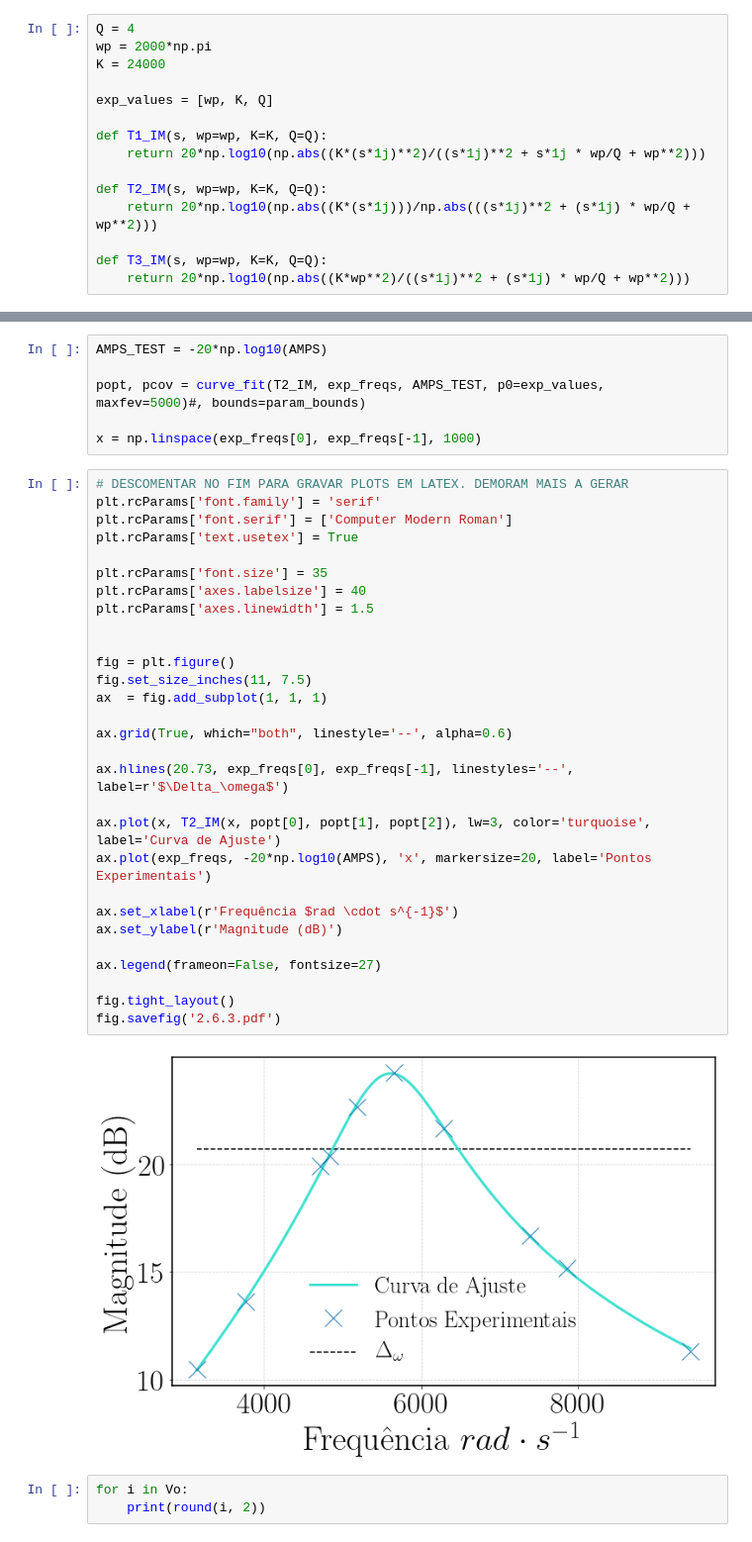
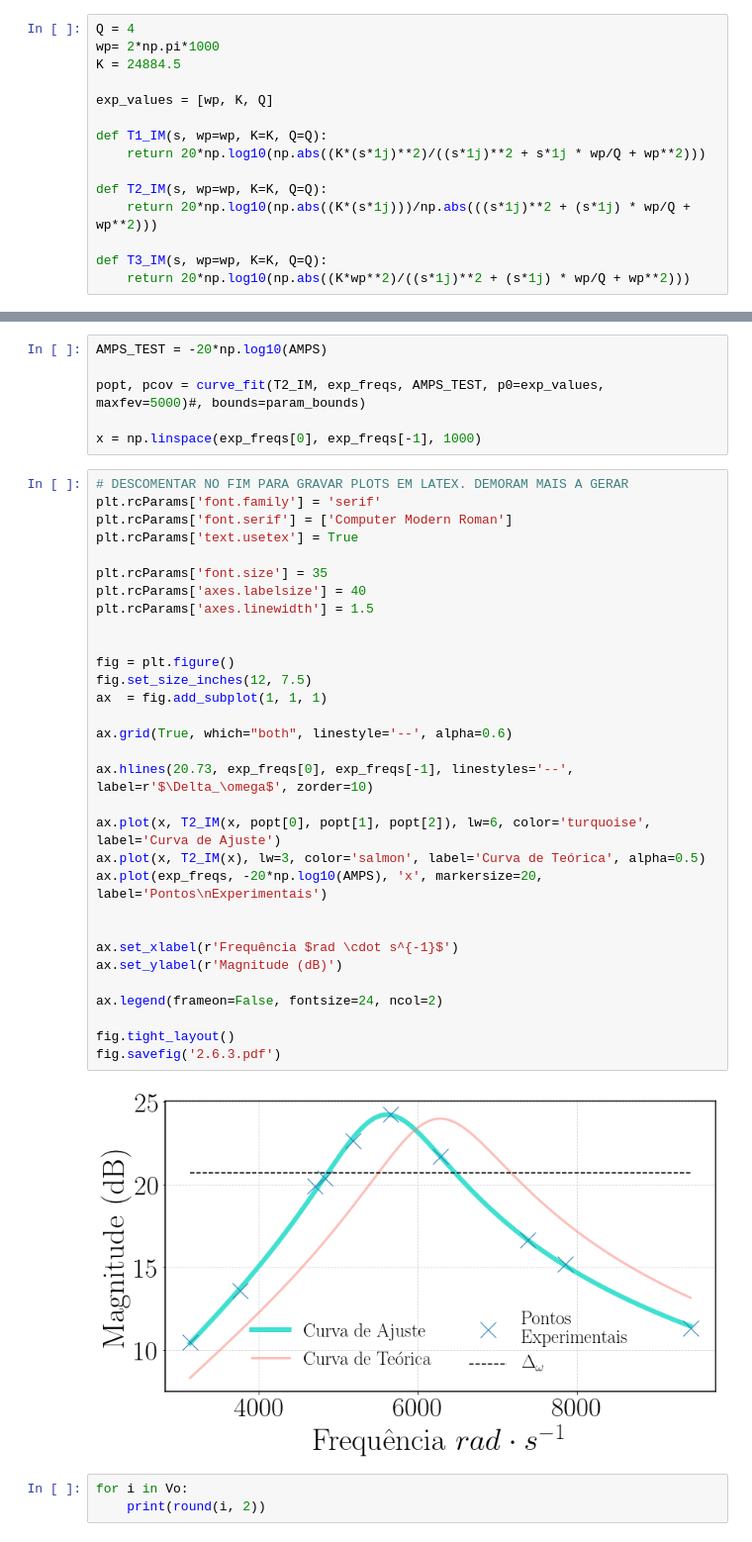
Before and after one commit to AthomsG/EGer, a Jupyter notebook: LAB1/LAB - 1 PARTE 2.ipynb, the cells around one changed output, grey strips where cells are left out. Shown at 99% size. Saved outputs shown, nothing was run; the diff lists cells and outputs as text.

```diff
--- a/LAB1/LAB - 1 PARTE 2.ipynb
+++ b/LAB1/LAB - 1 PARTE 2.ipynb
@@ -226,8 +226,8 @@ Vo   = [y for x,y in sorted(zip(freqs, Vo))]
 freqs.sort()
 # %%
 Q = 4
-wp = 2000*np.pi
-K = 24000
+wp= 2*np.pi*1000
+K = 24884.5
 
 exp_values = [wp, K, Q]
 
@@ -256,34 +256,36 @@ x = np.linspace(exp_freqs[0], exp_freqs[-1], 1000)
 # %%
 # DESCOMENTAR NO FIM PARA GRAVAR PLOTS EM LATEX. DEMORAM MAIS A GERAR
 plt.rcParams['font.family'] = 'serif'
 plt.rcParams['font.serif'] = ['Computer Modern Roman']
 plt.rcParams['text.usetex'] = True
 
 plt.rcParams['font.size'] = 35
 plt.rcParams['axes.labelsize'] = 40
 plt.rcParams['axes.linewidth'] = 1.5
 
 
 fig = plt.figure()
-fig.set_size_inches(11, 7.5)
+fig.set_size_inches(12, 7.5)
 ax  = fig.add_subplot(1, 1, 1)
 
 ax.grid(True, which="both", linestyle='--', alpha=0.6)
 
-ax.hlines(20.73, exp_freqs[0], exp_freqs[-1], linestyles='--', label=r'$\Delta_\omega$')
+ax.hlines(20.73, exp_freqs[0], exp_freqs[-1], linestyles='--', label=r'$\Delta_\omega$', zorder=10)
 
-ax.plot(x, T2_IM(x, popt[0], popt[1], popt[2]), lw=3, color='turquoise', label='Curva de Ajuste')
-ax.plot(exp_freqs, -20*np.log10(AMPS), 'x', markersize=20, label='Pontos Experimentais')
+ax.plot(x, T2_IM(x, popt[0], popt[1], popt[2]), lw=6, color='turquoise', label='Curva de Ajuste')
+ax.plot(x, T2_IM(x), lw=3, color='salmon', label='Curva de Teórica', alpha=0.5)
+ax.plot(exp_freqs, -20*np.log10(AMPS), 'x', markersize=20, label='Pontos\nExperimentais')
+
 
 ax.set_xlabel(r'Frequência $rad \cdot s^{-1}$')
 ax.set_ylabel(r'Magnitude (dB)')
 
-ax.legend(frameon=False, fontsize=27)
+ax.legend(frameon=False, fontsize=24, ncol=2)
 
 fig.tight_layout()
 fig.savefig('2.6.3.pdf')
 # %% [output]
-[figure, old version]
+[figure, new version]
 # %%
 for i in Vo:
     print(round(i, 2))
```
Also changed, not shown: parts of 7 cells of this notebook, 1 other file.
